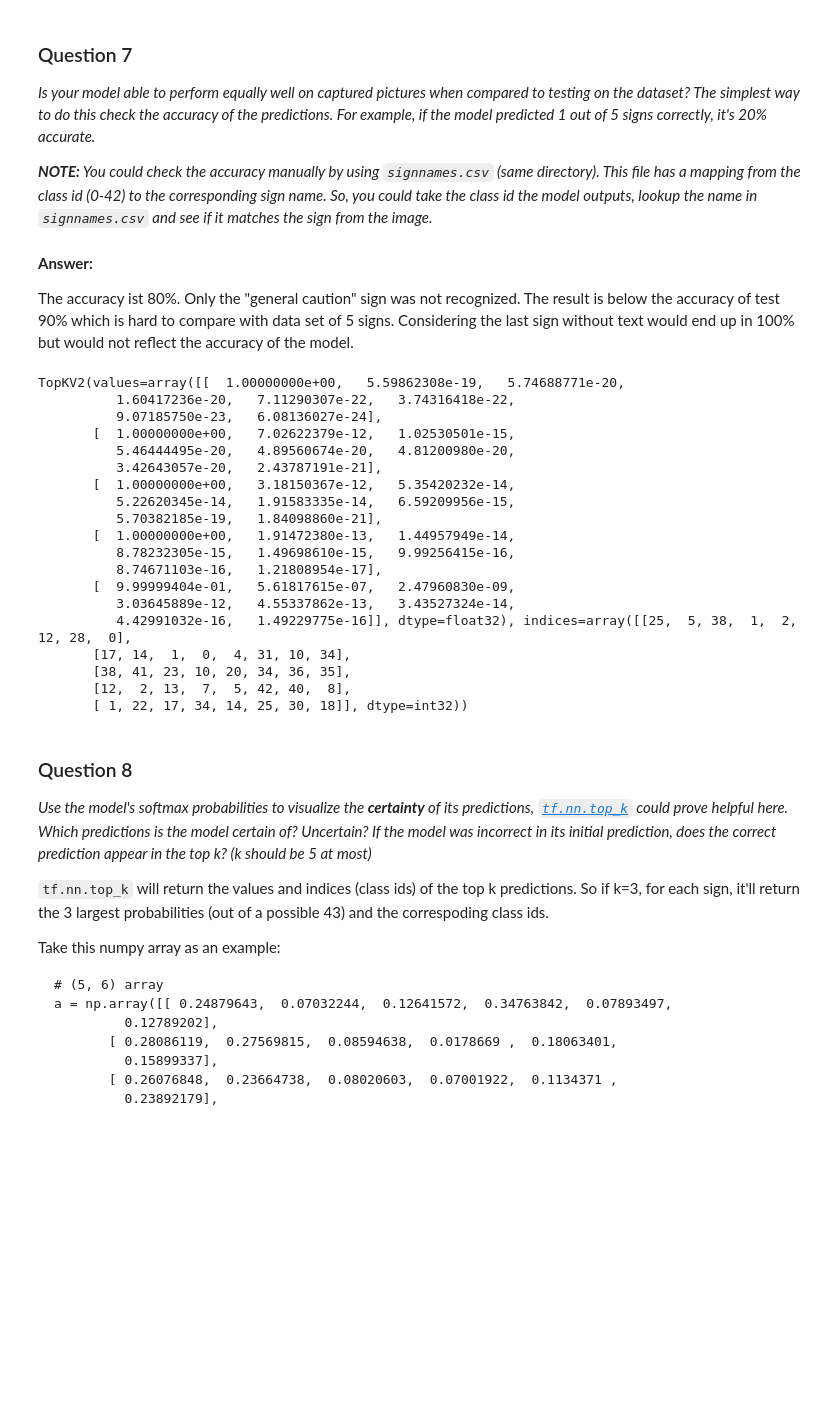
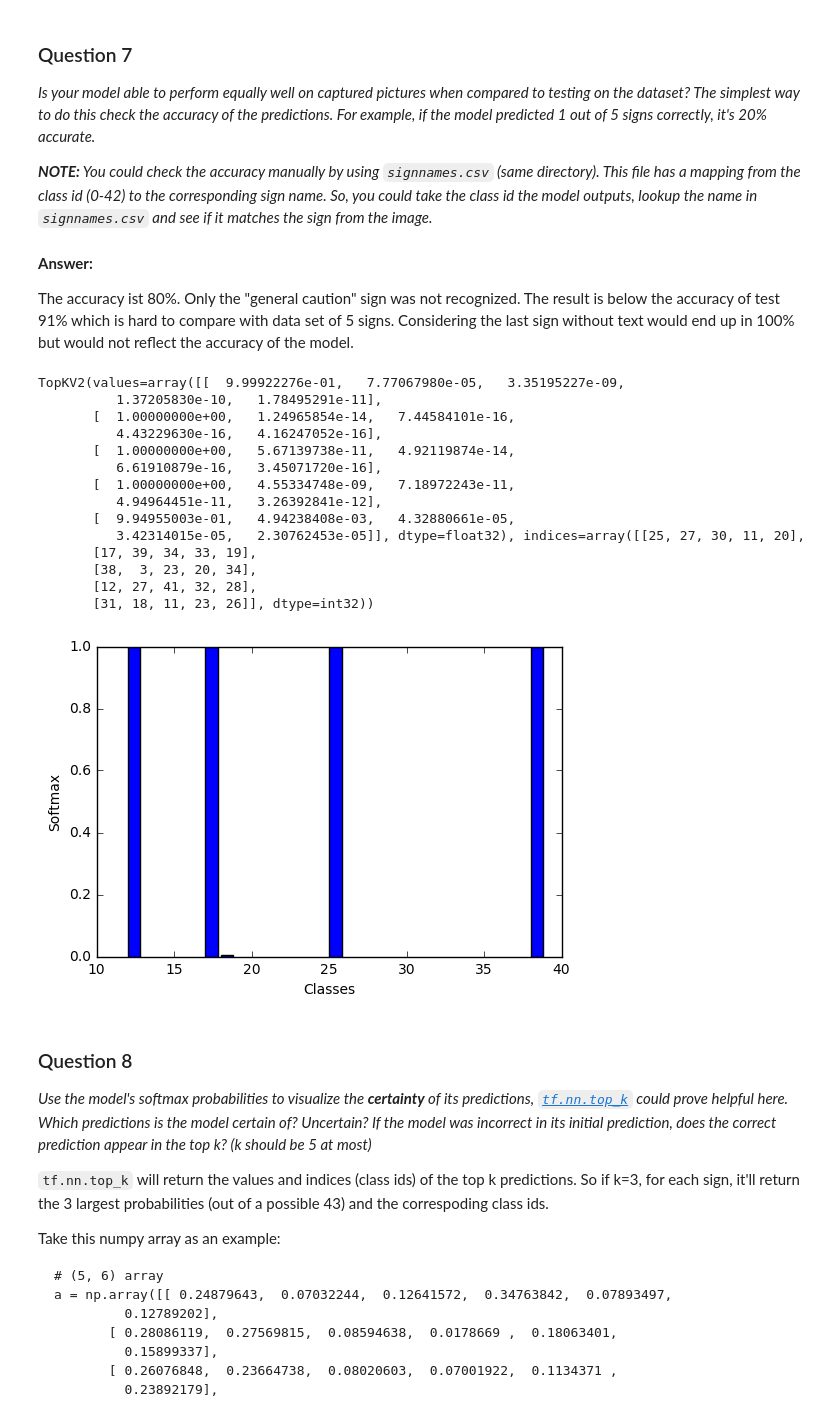
Before and after one commit to b-sh/CarND-Traffic-Signs, a Jupyter notebook: Traffic_Sign_Classifier.ipynb, the cells around one changed output. Drawn from its saved outputs; the diff is of its cells as text; code cells hidden in the pictures; blank space fills up the shorter version.

```diff
--- a/Traffic_Sign_Classifier.ipynb
+++ b/Traffic_Sign_Classifier.ipynb
@@ -342,10 +360,12 @@ The architecture is basically the solution provided in LeNet lab described in co
 # %%
 ### Train your model here.
 ### Feel free to use as many code cells as needed.
+from sklearn.utils import shuffle
 import tensorflow as tf
 
 # more infos https://www.tensorflow.org/api_docs/python/nn/
 # https://www.tensorflow.org/api_docs/python/train/
+# basic strucutre is taken from LeNet lab
 
 EPOCHS     = 15
 # based on dataset size 87075
@@ -389,13 +409,8 @@ with tf.Session() as sess:
 
     print("Training...")
     print()
+    X_train_pre, y_train_pre = shuffle(X_train_pre, y_train_pre)
     for i in range(EPOCHS):
-        print()
-        print("-- some new data start --")
-        X_validation, y_validation, X_train_pre, y_train_pre = generate_training_set(X_train_grey, y_train, sign_start_idx, labels)
-        X_train_pre, y_train_pre = shuffle(X_train_pre, y_train_pre)
-        print("-- some new data end --")
-        print()
         for offset in range(0, num_examples, BATCH_SIZE):
             end = offset + BATCH_SIZE
             batch_x, batch_y = X_train_pre[offset:end], y_train_pre[offset:end]
@@ -454,6 +469,9 @@ X_test_grey=[ cv2.cvtColor(entry, cv2.COLOR_RGB2GRAY) for entry in X_test]
 for entry in X_test_grey:
     entry.shape=(32,32,1)
 
+X_test_grey = np.asarray(X_test_grey, dtype=np.float32)
+X_test_grey = ( X_test_grey - 128 ) / 128
+
 saver = tf.train.Saver()
 
 with tf.Session() as sess:
@@ -507,6 +525,9 @@ for entry in resized:
     entry.shape=(32,32,1)
 
 X_test=[resized[0],resized[5],resized[7],resized[8],resized[10]]
+
+X_test = np.asarray(X_test, dtype=np.float32)
+X_test = ( X_test - 128 ) / 128
 # %% [output]
 Choosen images
 [figure]
@@ -540,41 +561,40 @@ _**NOTE:** You could check the accuracy manually by using `signnames.csv` (same
 # %% [markdown]
 **Answer:**
 
-The accuracy ist 80%. Only the "general caution" sign was not recognized. The result is below the accuracy of test 90% which is hard to compare with data set of 5 signs. Considering the last sign without text would end up in 100% but would not reflect the accuracy of the model.
+The accuracy ist 80%. Only the "general caution" sign was not recognized. The result is below the accuracy of test 91% which is hard to compare with data set of 5 signs. Considering the last sign without text would end up in 100% but would not reflect the accuracy of the model.
 # %%
 ### Visualize the softmax probabilities here.
 ### Feel free to use as many code cells as needed.
 #print(correct_prediction)
 import tensorflow as tf
 
 saver = tf.train.Saver()
 
 softmax=tf.nn.softmax(logits)
-pred=tf.nn.top_k(softmax, 8)
+pred=tf.nn.top_k(softmax, 5)
 with tf.Session() as sess:
     saver.restore(sess, tf.train.latest_checkpoint('.'))
     out = sess.run(pred, feed_dict= {x: X_test})
     print(out)
+    plt.bar(y_test, [ out[0][0][0], out[0][1][0], out[0][2][0], out[0][3][0], out[0][4][1] ] )
+    plt.xlabel("Classes")
+    plt.ylabel("Softmax")
 # %% [output]
-TopKV2(values=array([[  1.00000000e+00,   5.59862308e-19,   5.74688771e-20,
-          1.60417236e-20,   7.11290307e-22,   3.74316418e-22,
-          9.07185750e-23,   6.08136027e-24],
-       [  1.00000000e+00,   7.02622379e-12,   1.02530501e-15,
-          5.46444495e-20,   4.89560674e-20,   4.81200980e-20,
-          3.42643057e-20,   2.43787191e-21],
-       [  1.00000000e+00,   3.18150367e-12,   5.35420232e-14,
-          5.22620345e-14,   1.91583335e-14,   6.59209956e-15,
-          5.70382185e-19,   1.84098860e-21],
-       [  1.00000000e+00,   1.91472380e-13,   1.44957949e-14,
-          8.78232305e-15,   1.49698610e-15,   9.99256415e-16,
-          8.74671103e-16,   1.21808954e-17],
-       [  9.99999404e-01,   5.61817615e-07,   2.47960830e-09,
-          3.03645889e-12,   4.55337862e-13,   3.43527324e-14,
-          4.42991032e-16,   1.49229775e-16]], dtype=float32), indices=array([[25,  5, 38,  1,  2, 12, 28,  0],
-       [17, 14,  1,  0,  4, 31, 10, 34],
-       [38, 41, 23, 10, 20, 34, 36, 35],
-       [12,  2, 13,  7,  5, 42, 40,  8],
-       [ 1, 22, 17, 34, 14, 25, 30, 18]], dtype=int32))
+TopKV2(values=array([[  9.99922276e-01,   7.77067980e-05,   3.35195227e-09,
+          1.37205830e-10,   1.78495291e-11],
+       [  1.00000000e+00,   1.24965854e-14,   7.44584101e-16,
+          4.43229630e-16,   4.16247052e-16],
+       [  1.00000000e+00,   5.67139738e-11,   4.92119874e-14,
+          6.61910879e-16,   3.45071720e-16],
+       [  1.00000000e+00,   4.55334748e-09,   7.18972243e-11,
+          4.94964451e-11,   3.26392841e-12],
+       [  9.94955003e-01,   4.94238408e-03,   4.32880661e-05,
+          3.42314015e-05,   2.30762453e-05]], dtype=float32), indices=array([[25, 27, 30, 11, 20],
+       [17, 39, 34, 33, 19],
+       [38,  3, 23, 20, 34],
+       [12, 27, 41, 32, 28],
+       [31, 18, 11, 23, 26]], dtype=int32))
+[figure, added]
 # %% [markdown]
 ### Question 8
 
```
Also changed, not shown: parts of 13 cells of this notebook.
